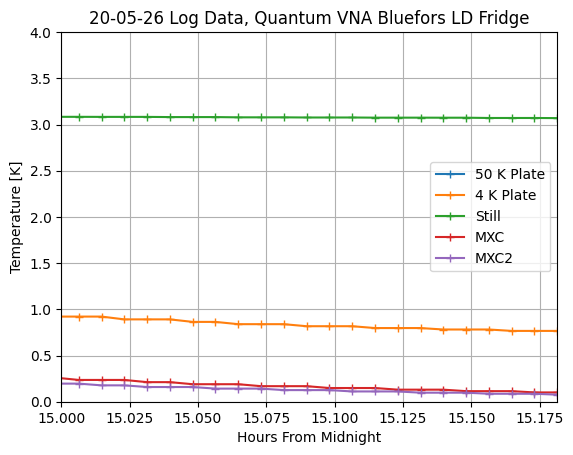
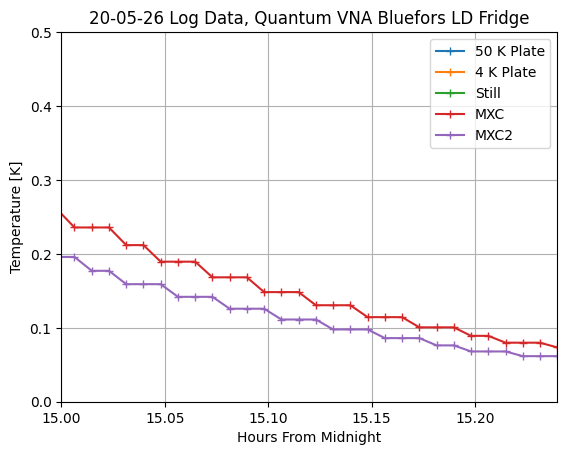
Code edit (unified diff) that turned the first committed figure into the second:
--- before
+++ after
@@ -5,5 +5,5 @@
 plt.plot(np.array(logdata['mxc2']['time'])/3600,np.array(logdata['mxc2']['temperature']),'+-')
 
-plt.ylim([0,4])
+plt.ylim([0,0.5])
 plt.xlim([15,logdata['50kplate']['time'][len(logdata['50kplate']['time']) - 1]/3600])
 plt.grid()

Commit: update plots